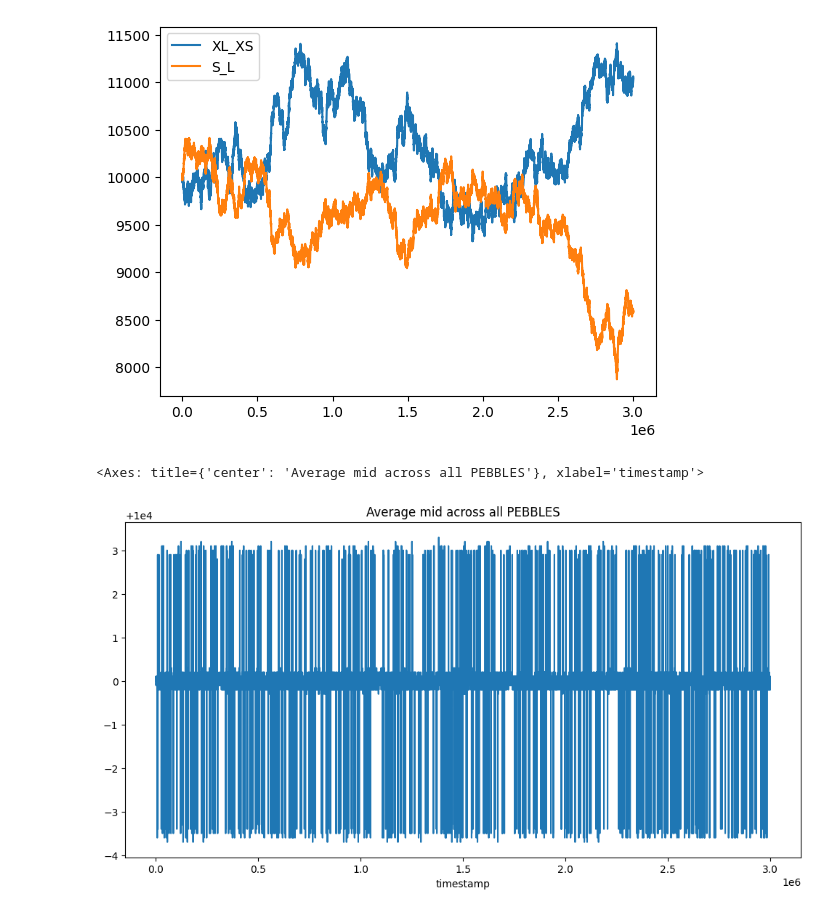
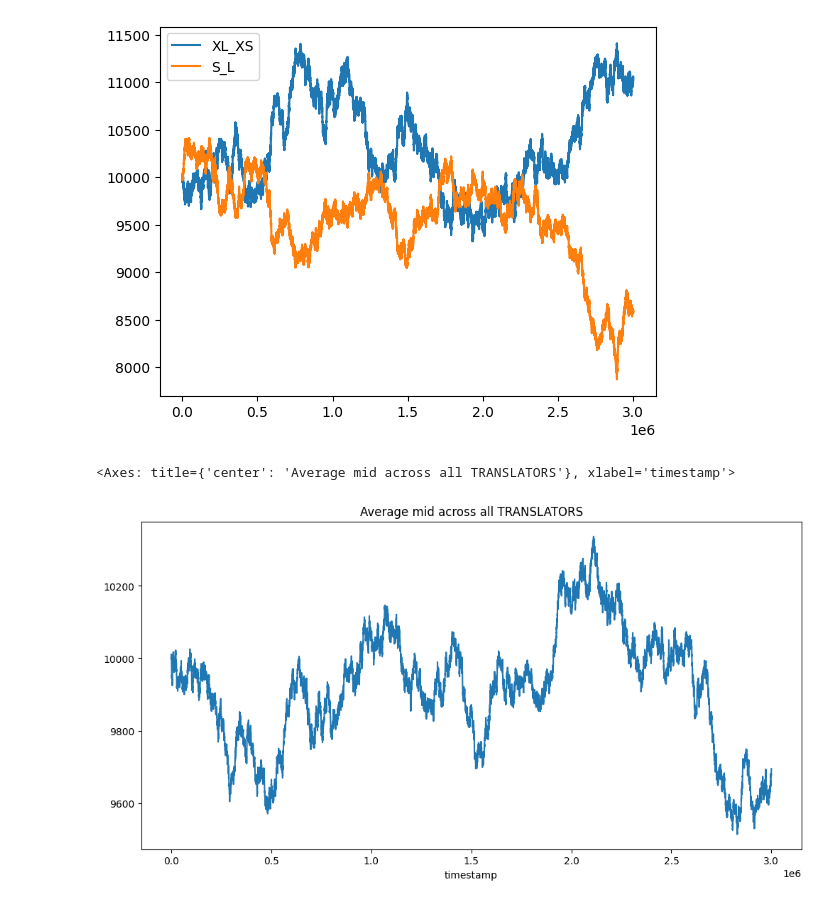
Before and after one commit to nikaslukyanov/kernel_trick, a Jupyter notebook: round5/translator.ipynb, the cells around one changed output. Cells and saved outputs as stored; diff of their text form; code cells hidden in the pictures.

```diff
--- a/round5/translator.ipynb
+++ b/round5/translator.ipynb
@@ -14,6 +14,7 @@ from sklearn.linear_model import LinearRegression
 ROUND_NUM = 5
 BASE = 'round5'
 DAYS = ['2', '3', '4']
+colors = ['TRANSLATOR_SPACE_GRAY', 'TRANSLATOR_ASTRO_BLACK', 'TRANSLATOR_ECLIPSE_CHARCOAL', 'TRANSLATOR_GRAPHITE_MIST', 'TRANSLATOR_VOID_BLUE']
 
 price_rows = []
 offset = 0
@@ -21,7 +22,7 @@ for day in DAYS:
     with open(f'./{BASE}/prices_round_{ROUND_NUM}_day_{day}.csv') as f:
         for row in csv.DictReader(f, delimiter=';'):
             mid = row['mid_price']
-            if not mid or float(mid) == 0:
+            if row['product'] not in colors or not mid or float(mid) == 0:
                 continue
             row['timestamp'] = int(row['timestamp']) + offset
             price_rows.append(row)
@@ -30,3 +31,12 @@ for day in DAYS:
 prices = pd.DataFrame(price_rows)
 for col in ['timestamp', 'bid_price_1', 'bid_volume_1', 'ask_price_1', 'ask_volume_1', 'mid_price']:
     prices[col] = pd.to_numeric(prices[col], errors='coerce')
+
+del price_rows
+del offset
+del col
+del day
+del f
+del row
+del mid
+prices.head()
@@ -64,6 +63,6 @@ mids = prices.pivot_table(
     values="mid_price",
 ).sort_index()
 
-mids["XL_XS_avg"] = (mids["PEBBLES_XL"] + mids["PEBBLES_XS"]) / 2
-mids["S_L_avg"]   = (mids["PEBBLES_S"]  + mids["PEBBLES_L"])  / 2
+#mids["XL_XS_avg"] = (mids["PEBBLES_XL"] + mids["PEBBLES_XS"]) / 2
+#mids["S_L_avg"]   = (mids["PEBBLES_S"]  + mids["PEBBLES_L"])  / 2
 # %%
@@ -74,10 +73,8 @@ plt.legend()
 <matplotlib.legend.Legend at 0x...>
 [figure]
 # %%
-pebble_cols = [c for c in mids.columns if c.startswith("PEBBLES_")]
-mids["PEBBLES_avg"] = mids[pebble_cols].mean(axis=1)
-
-mids["PEBBLES_avg"].plot(figsize=(12, 6), title="Average mid across all PEBBLES")
+mids["TRANSLATORS_avg"] = mids[colors].mean(axis=1)
+mids["TRANSLATORS_avg"].plot(figsize=(12, 6), title="Average mid across all TRANSLATORS")
 # %% [output]
-<Axes: title={'center': 'Average mid across all PEBBLES'}, xlabel='timestamp'>
+<Axes: title={'center': 'Average mid across all TRANSLATORS'}, xlabel='timestamp'>
-[figure, old version]
+[figure, new version]
```
Also changed, not shown: parts of 10 cells of this notebook, 4 other files.
